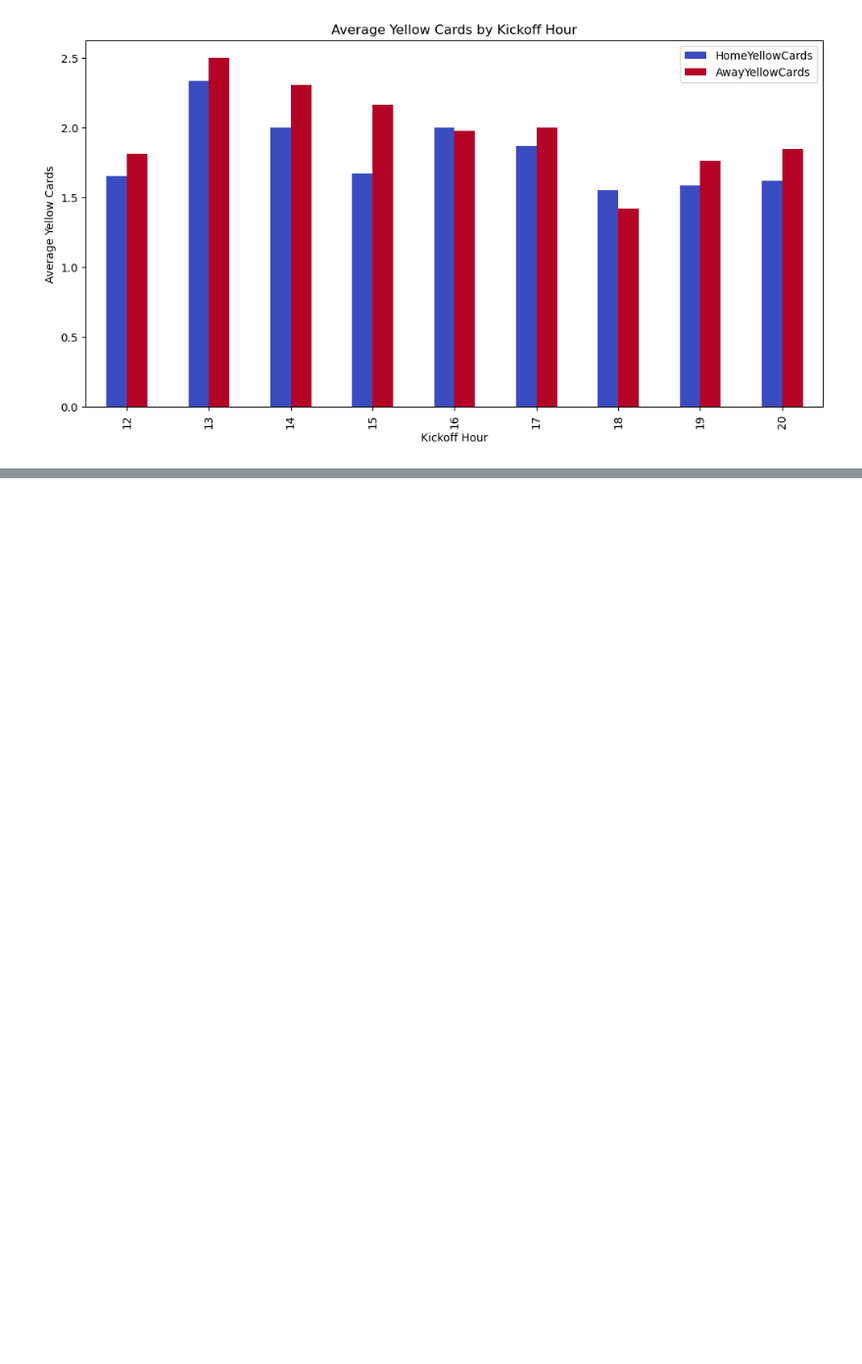
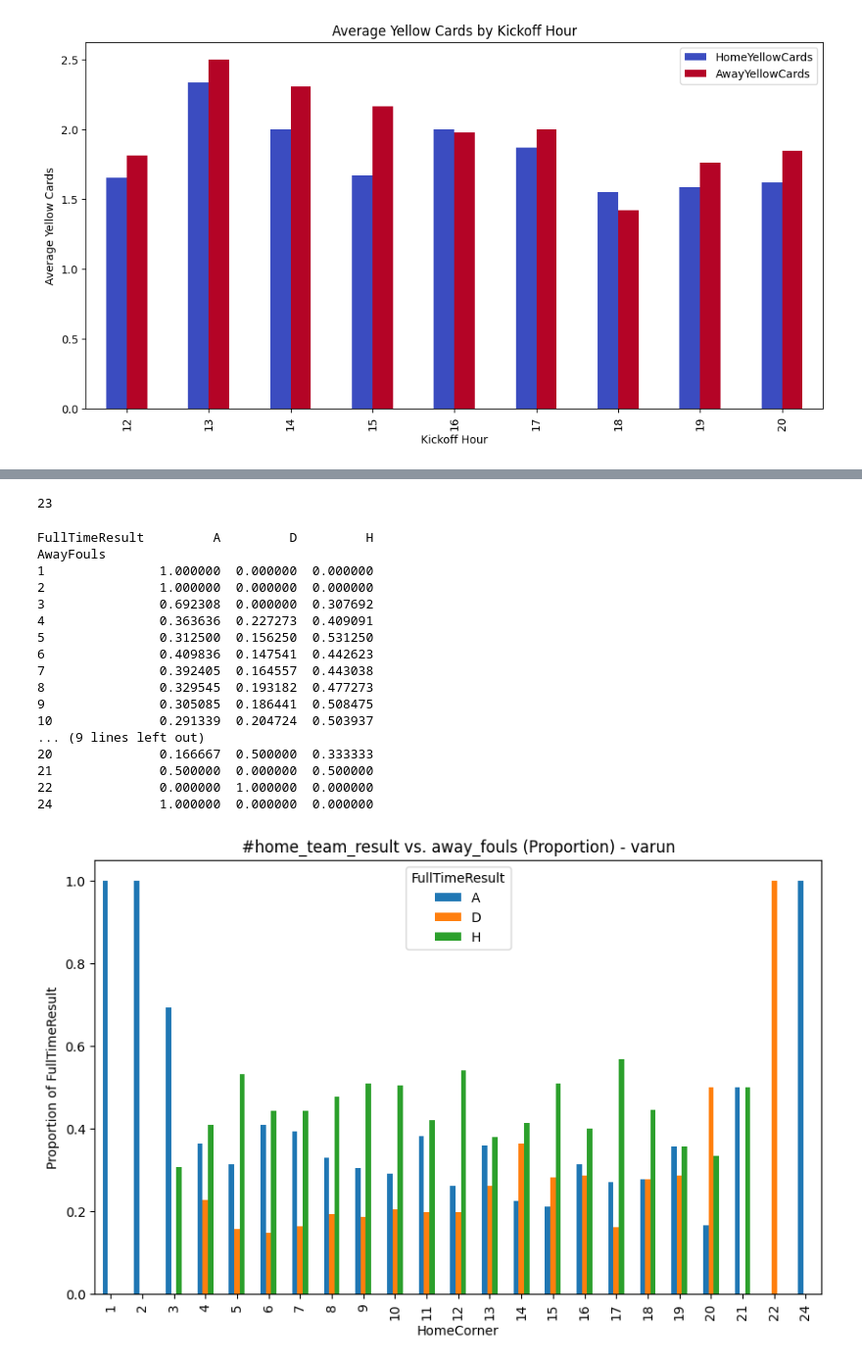
Before and after one commit to BhosaleAniket/MATH-189-Final-Project, a Jupyter notebook: final_project.ipynb, the cells around one changed output, grey strips where cells are left out. Shown at 98% size. Drawn from its saved outputs; the diff is of its cells as text; code cells hidden in the pictures; blank space fills up the shorter version.

```diff
--- a/final_project.ipynb
+++ b/final_project.ipynb
@@ -427,0 +555,40 @@ plt.show()
+# %%
+combined_df["AwayFouls"].nunique()
+# %% [output]
+23
+# %%
+# Group by HomeCorner and count each FullTimeResult value
+pivot = combined_df.groupby("AwayFouls")["FullTimeResult"].value_counts().unstack(fill_value=0)
+
+# Convert counts to proportions by dividing each row by its sum
+prop = pivot.div(pivot.sum(axis=1), axis=0)
+
+# Display the resulting proportions
+print(prop)
+
+# Optional: visualize the proportions with a stacked bar chart
+prop.plot(kind="bar", stacked=False, figsize=(10, 6))
+plt.title("#home_team_result vs. away_fouls (Proportion) - varun")
+plt.xlabel("HomeCorner")
+plt.ylabel("Proportion of FullTimeResult")
+plt.legend(title="FullTimeResult")
+plt.show()
+# %% [output]
+FullTimeResult         A         D         H
+AwayFouls
+1               1.000000  0.000000  0.000000
+2               1.000000  0.000000  0.000000
+3               0.692308  0.000000  0.307692
+4               0.363636  0.227273  0.409091
+5               0.312500  0.156250  0.531250
+6               0.409836  0.147541  0.442623
+7               0.392405  0.164557  0.443038
+8               0.329545  0.193182  0.477273
+9               0.305085  0.186441  0.508475
+10              0.291339  0.204724  0.503937
+... (9 lines left out)
+20              0.166667  0.500000  0.333333
+21              0.500000  0.000000  0.500000
+22              0.000000  1.000000  0.000000
+24              1.000000  0.000000  0.000000
+[figure, added]
```
Also changed, not shown: parts of 15 cells of this notebook.
